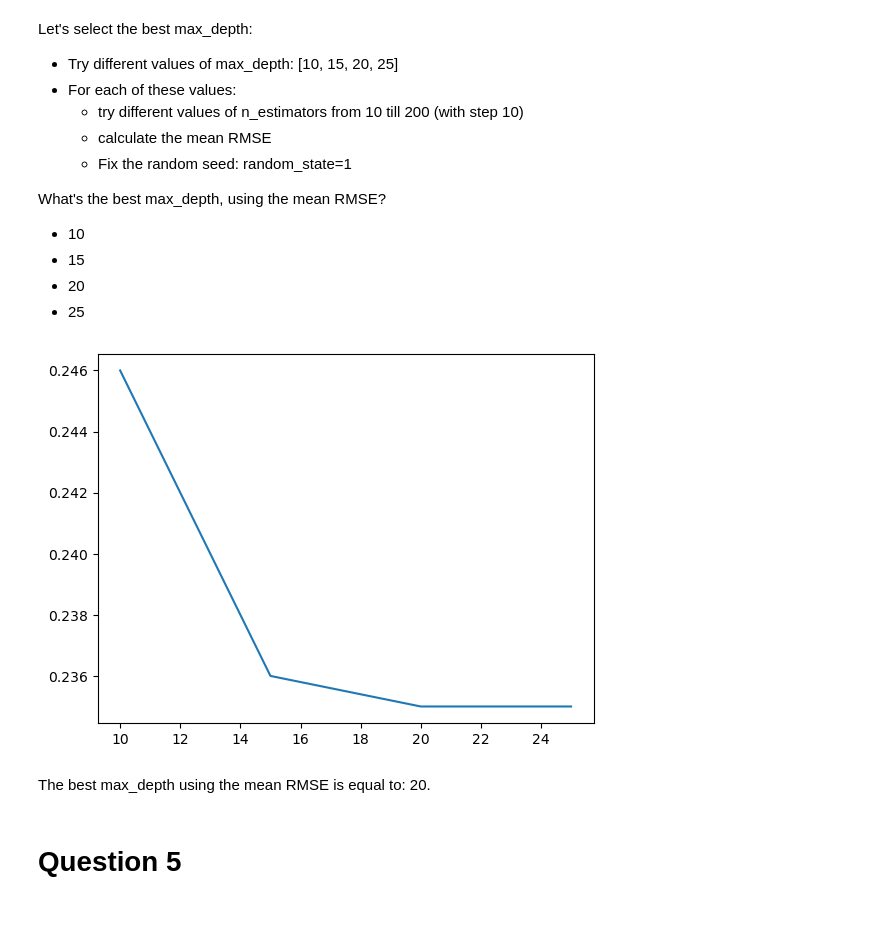
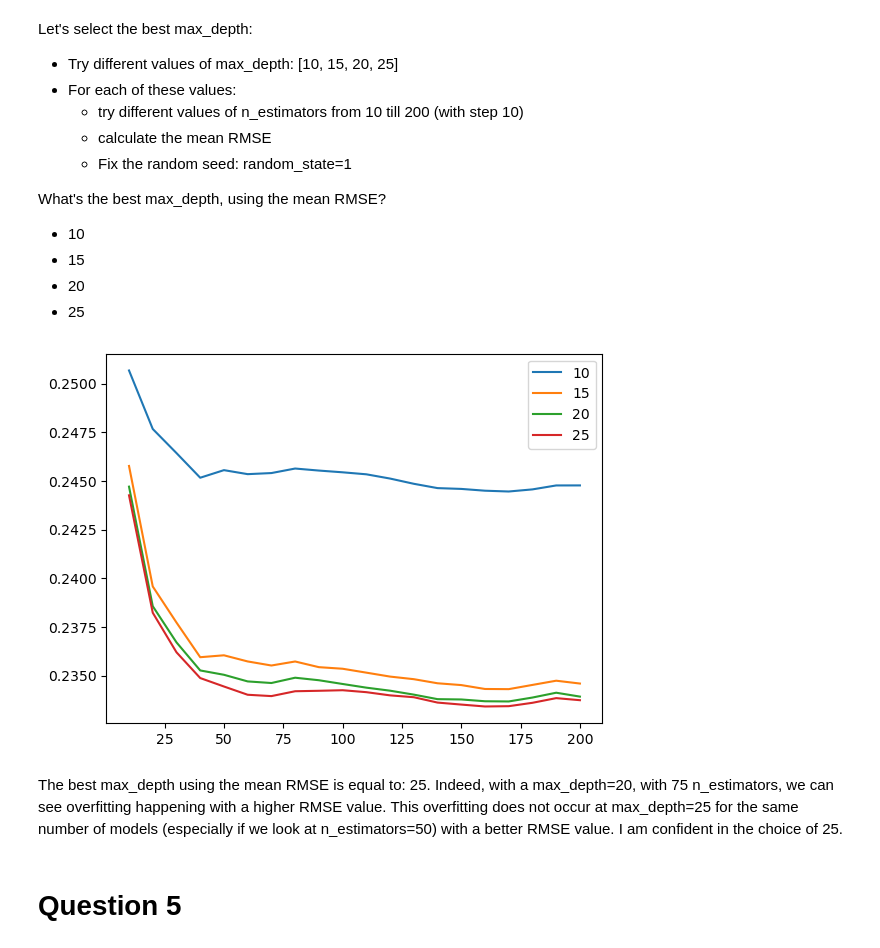
Before and after one commit to FoMelanie/ML_ZoomCamp, a Jupyter notebook: Homework_week6_2023.ipynb, the cells around one changed output. Cells and saved outputs as stored; diff of their text form; code cells hidden in the pictures; blank space fills up the shorter version.

```diff
--- a/Homework_week6_2023.ipynb
+++ b/Homework_week6_2023.ipynb
@@ -229,17 +226,0 @@ scores = []
-# %%
-for max_depth in tqdm([10, 15, 20, 25]):
-    rmse_list = []
-
-    for n_estimators in tqdm(range(10, 201, 10)):
-        rf = RandomForestRegressor(
-            n_estimators=n_estimators, max_depth=max_depth, random_state=1, n_jobs=-1
-        )
-
-        rf.fit(train_dv, y_train)
-
-        y_pred_val = rf.predict(val_dv)
-        rmse = generate_rmse(y_pred_val, y_val)
-        rmse_list.append(rmse)
-
-    mean_rmse = statistics.mean(rmse_list)
-    scores.append((max_depth, mean_rmse))
@@ -248,10 +227,34 @@ df_scores = pd.DataFrame(scores, columns=["max_depth", "mean_rmse"])
-# %%
-plt.plot(df_scores.max_depth, df_scores.mean_rmse.round(3))
-plt.show()
-# %% [output]
-[figure, removed]
+# %%
+scores = []
+
+for d in tqdm([10, 15, 20, 25]):
+    rf = RandomForestRegressor(n_estimators=0,
+                               max_depth=d,
+                               random_state=1, n_jobs=-1,
+                               warm_start=True)
+
+    for n in tqdm(range(10, 201, 10)):
+        rf.n_estimators = n
+        rf.fit(train_dv, y_train)
+
+        y_pred = rf.predict(val_dv)
+        score = generate_rmse(y_pred, y_val)
+
+        scores.append((d, n, score))
+
+columns = ['max_depth', 'n_estimators', 'rmse']
+df_scores = pd.DataFrame(scores, columns=columns)
+# %%
+for d in [10, 15, 20, 25]:
+    df_subset = df_scores[df_scores.max_depth == d]
+    plt.plot(df_subset.n_estimators, df_subset.rmse, label=d)
+
+plt.legend()
+plt.show()
+# %% [output]
+[figure, added]
 # %% [markdown]
-The best max_depth using the mean RMSE is equal to: 20.
+The best max_depth using the mean RMSE is equal to: 25. Indeed, with a max_depth=20, with 75 n_estimators, we can see overfitting happening with a higher RMSE value. This overfitting does not occur at max_depth=25 for the same number of models (especially if we look at n_estimators=50) with a better RMSE value. I am confident in the choice of 25.
 # %% [markdown]
 # Question 5
 # %% [markdown]
```
Also changed, not shown: parts of 4 cells of this notebook.
